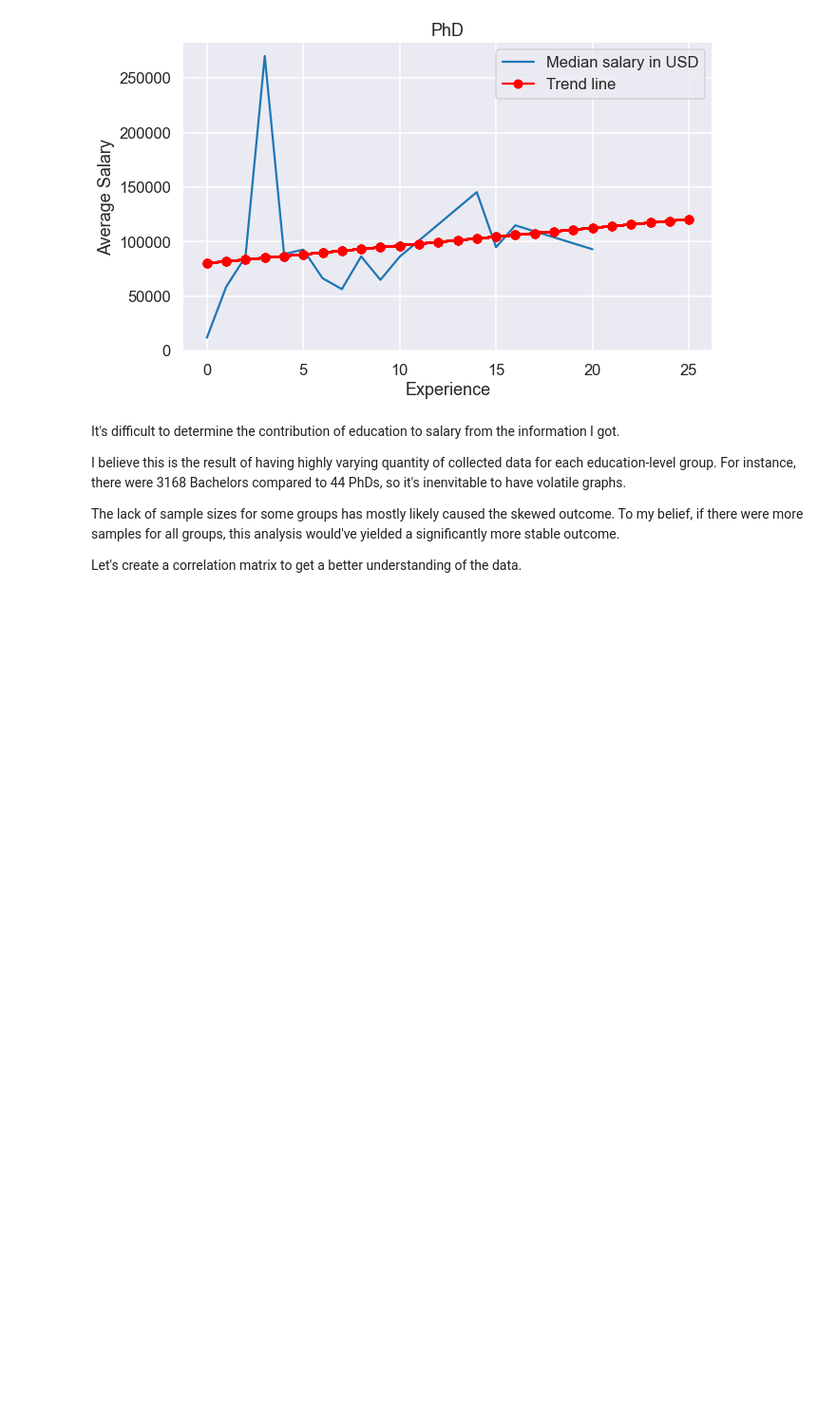
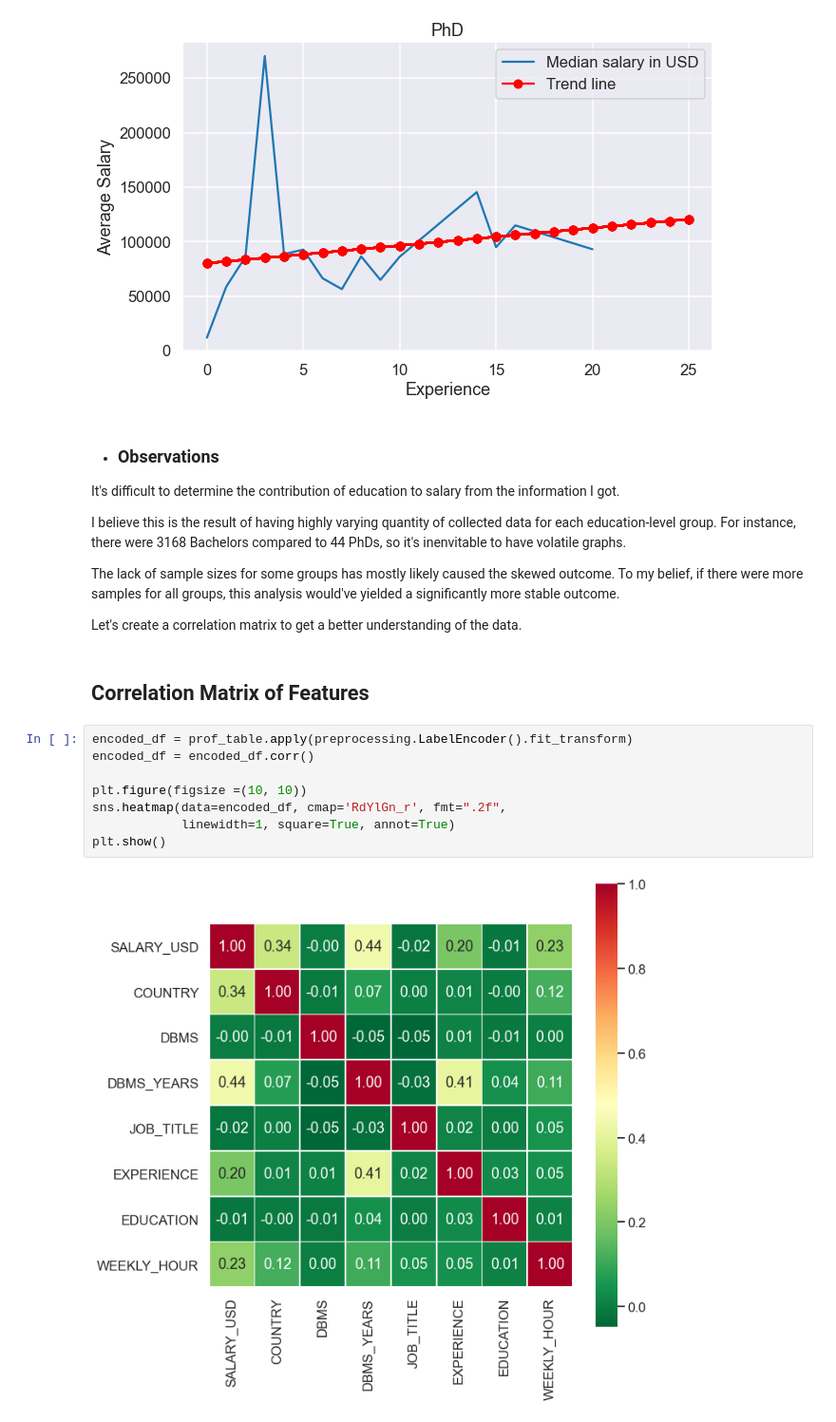
Before and after one commit to tw7366/Projects, a Jupyter notebook: Projects/2018 Data Professionals' Average Salaries.ipynb, the cells around one changed output. Shown at 95% size. Cells and saved outputs as stored; diff of their text form; blank space fills up the shorter version.

```diff
--- a/Projects/2018 Data Professionals' Average Salaries.ipynb
+++ b/Projects/2018 Data Professionals' Average Salaries.ipynb
@@ -615,6 +624,8 @@ for education in edu_order_list:
 [figure]
 [figure]
 # %% [markdown]
+* ### Observations
+
 It's difficult to determine the contribution of education to salary from the information I got.
 
 I believe this is the result of having highly varying quantity of collected data for each education-level group.
@@ -624,3 +635,15 @@ The lack of sample sizes for some groups has mostly likely caused the skewed out
 if there were more samples for all groups, this analysis would've yielded a significantly more stable outcome.
 
 Let's create a correlation matrix to get a better understanding of the data.
+# %% [markdown]
+## Correlation Matrix of Features
+# %%
+encoded_df = prof_table.apply(preprocessing.LabelEncoder().fit_transform)
+encoded_df = encoded_df.corr()
+
+plt.figure(figsize =(10, 10))
+sns.heatmap(data=encoded_df, cmap='RdYlGn_r', fmt=".2f",
+            linewidth=1, square=True, annot=True)
+plt.show()
+# %% [output]
+[figure, added]
```
Also changed, not shown: parts of 33 cells of this notebook.
